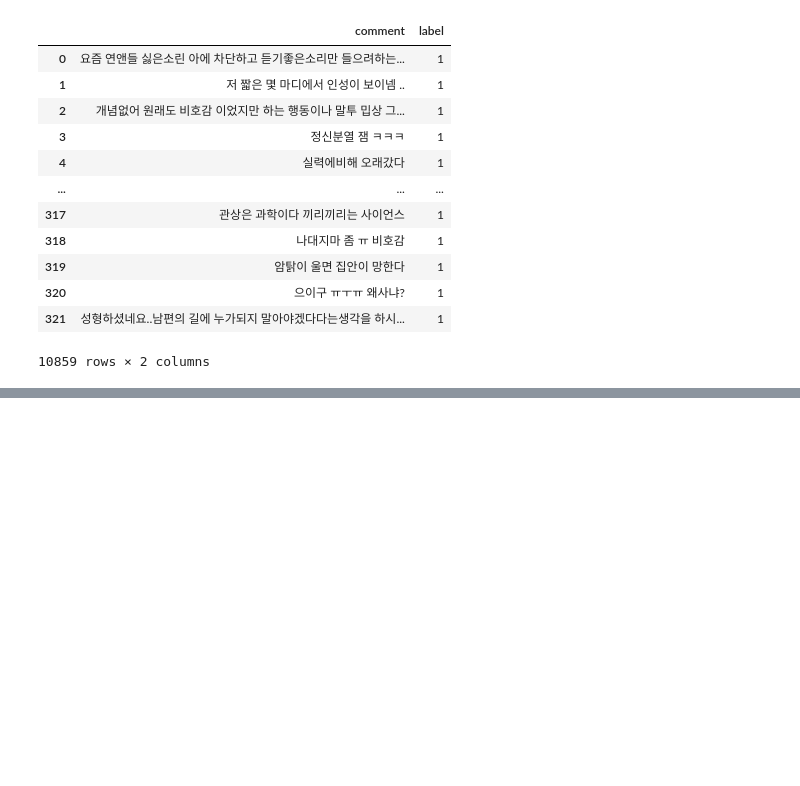
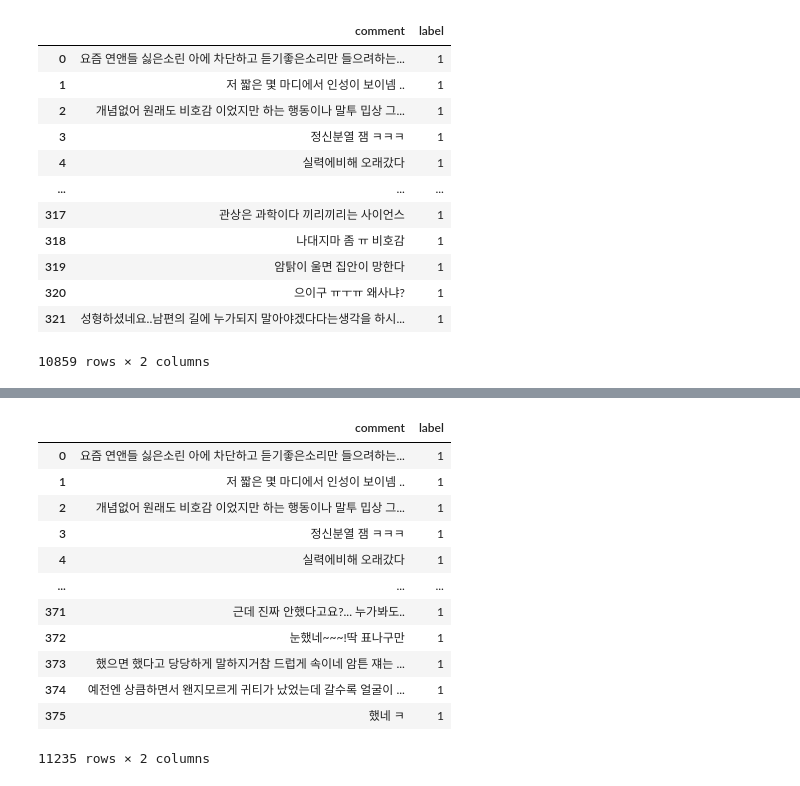
Before and after one commit to sooyeon-go/grad_project, a Jupyter notebook: comment_crawling_r/comment2_csv.ipynb, the cells around one changed output, grey strips where cells are left out. Saved outputs shown, nothing was run; the diff lists cells and outputs as text; code cells hidden in the pictures; blank space fills up the shorter version.

```diff
--- a/comment_crawling_r/comment2_csv.ipynb
+++ b/comment_crawling_r/comment2_csv.ipynb
@@ -369,0 +411,17 @@ fi4
+# %%
+fi5 = fi4.append(dic6)
+fi5
+# %% [output]
+|  | comment | label |
+| 0 | 요즘 연앤들 싫은소린 아에 차단하고 듣기좋은소리만 들으려하는... | 1 |
+| 1 | 저 짧은 몇 마디에서 인성이 보이넴 .. | 1 |
+| 2 | 개념없어 원래도 비호감 이었지만 하는 행동이나 말투 밉상 그... | 1 |
+| 3 | 정신분열 잼 ㅋㅋㅋ | 1 |
+| 4 | 실력에비해 오래갔다 | 1 |
+| ... | ... | ... |
+| 371 | 근데 진짜 안했다고요?... 누가봐도.. | 1 |
+| 372 | 눈했네~~~!딱 표나구만 | 1 |
+| 373 | 했으면 했다고 당당하게 말하지거참 드럽게 속이네 암튼 쟤는 ... | 1 |
+| 374 | 예전엔 상큼하면서 왠지모르게 귀티가 났었는데 갈수록 얼굴이 ... | 1 |
+| 375 | 했네 ㅋ | 1 |
+11235 rows × 2 columns
```
Also changed, not shown: parts of 2 cells of this notebook.
